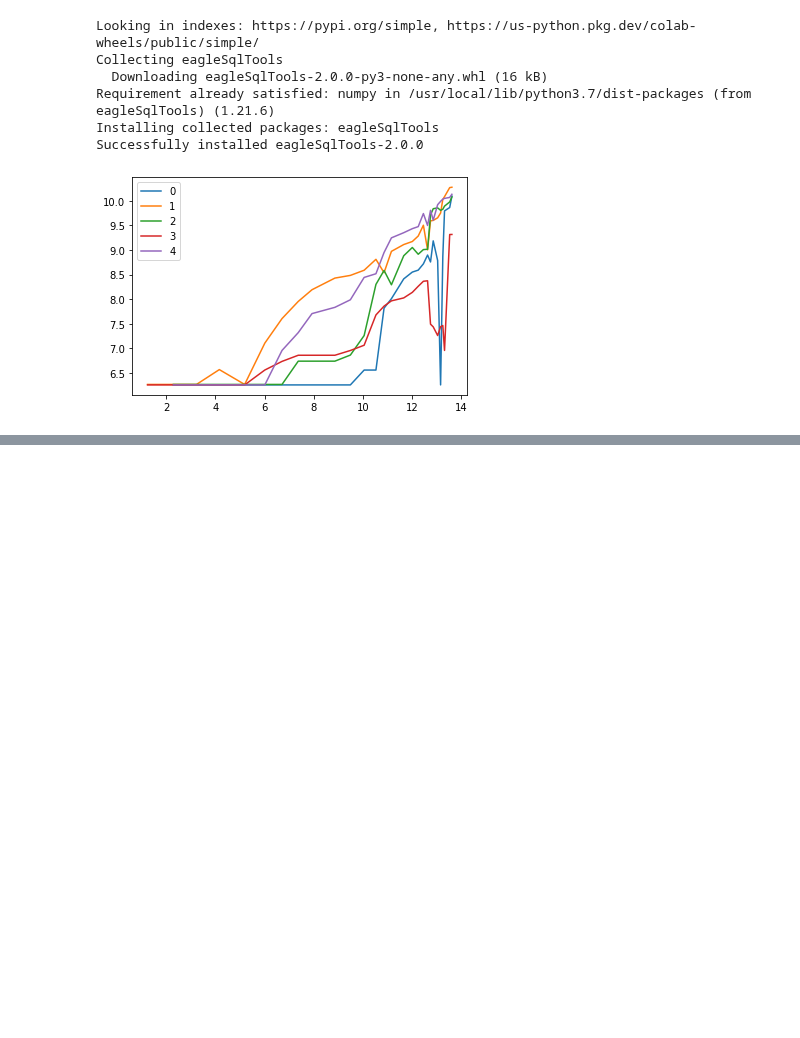
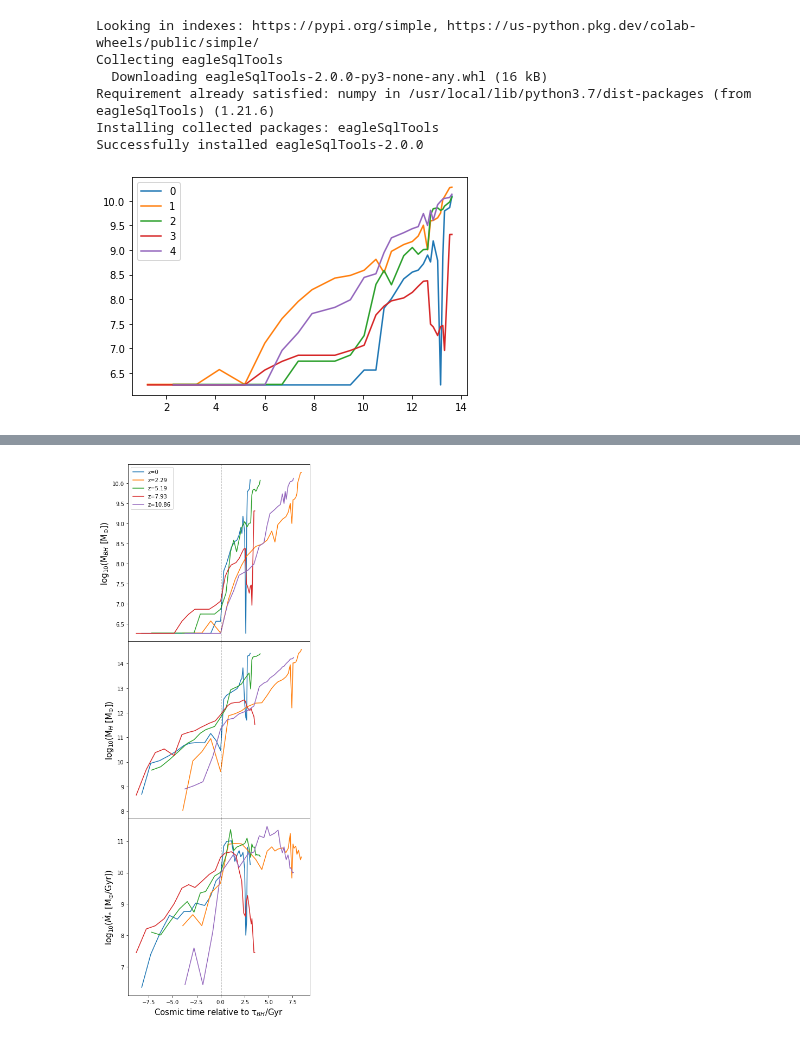
Before and after one commit to xvh422/L4-Project, a Jupyter notebook: Plot 4.ipynb, the cells around one changed output, grey strips where cells are left out. Saved outputs shown, nothing was run; the diff lists cells and outputs as text; code cells hidden in the pictures; blank space fills up the shorter version.

```diff
--- a/Plot 4.ipynb
+++ b/Plot 4.ipynb
@@ -101,7 +101,7 @@ plt.show()
 # %% [output]
 [figure]
 # %%
-Start_times = np.array([10.53, 5.19, 8.86, 10.05, 6.01])
+Start_times = np.array([10.53, 5.19, 9.49, 10.05, 6.01])
 # %%
 Corrected = []
 
@@ -110,0 +121,31 @@ for i in range(len(Start_times)):
+# %%
+redshifts = [0, 2.29, 5.19, 7.93, 10.86]
+
+fig, (ax1, ax2, ax3) = plt.subplots(3, 1, figsize = (6,18), sharex = True)
+
+for i in range(len(bhs)):
+  d = 29 - len(bhs[i])
+  ax1.plot(Corrected[i][0:-d], log_with_zeros(bhs[i]), label = 'z=%s'%(redshifts[i]))
+
+for i in range(len(bhs)):
+  d = 29 - len(bhs[i])
+  ax2.plot(Corrected[i][0:-d], log_with_zeros(halos[i]), label = 'z=%s'%(redshifts[i]))
+
+for i in range(len(bhs)):
+  d = 29 - len(bhs[i])
+  ax3.plot(Corrected[i][0:-d], log_with_zeros(sfrs[i]*1e9), label = 'z=%s'%(redshifts[i]))
+
+ax1.legend()
+ax1.axvline(0, color='black', linestyle='--', linewidth=1)
+ax2.axvline(0, color='black', linestyle='--', linewidth=1)
+ax3.axvline(0, color='black', linestyle='--', linewidth=1)
+ax3.set_xlabel('Cosmic time relative to \u03C4$_{BH}$/Gyr', fontsize=15)
+ax1.set_ylabel(r'log$_{10}$(M$_{BH}$ [M$_{\odot}$])', fontsize=15)
+ax2.set_ylabel(r'log$_{10}$(M$_{H}$ [M$_{\odot}$])', fontsize=15)
+ax3.set_ylabel(r'log$_{10}$($\dot{M}$$_{*}$ [M$_{\odot}$/Gyr])', fontsize=15)
+plt.subplots_adjust(hspace=.0)
+
+plt.savefig('Plot_4.jpeg')
+plt.show()
+# %% [output]
+[figure, added]
```
Also changed, not shown: parts of 1 cell of this notebook.
